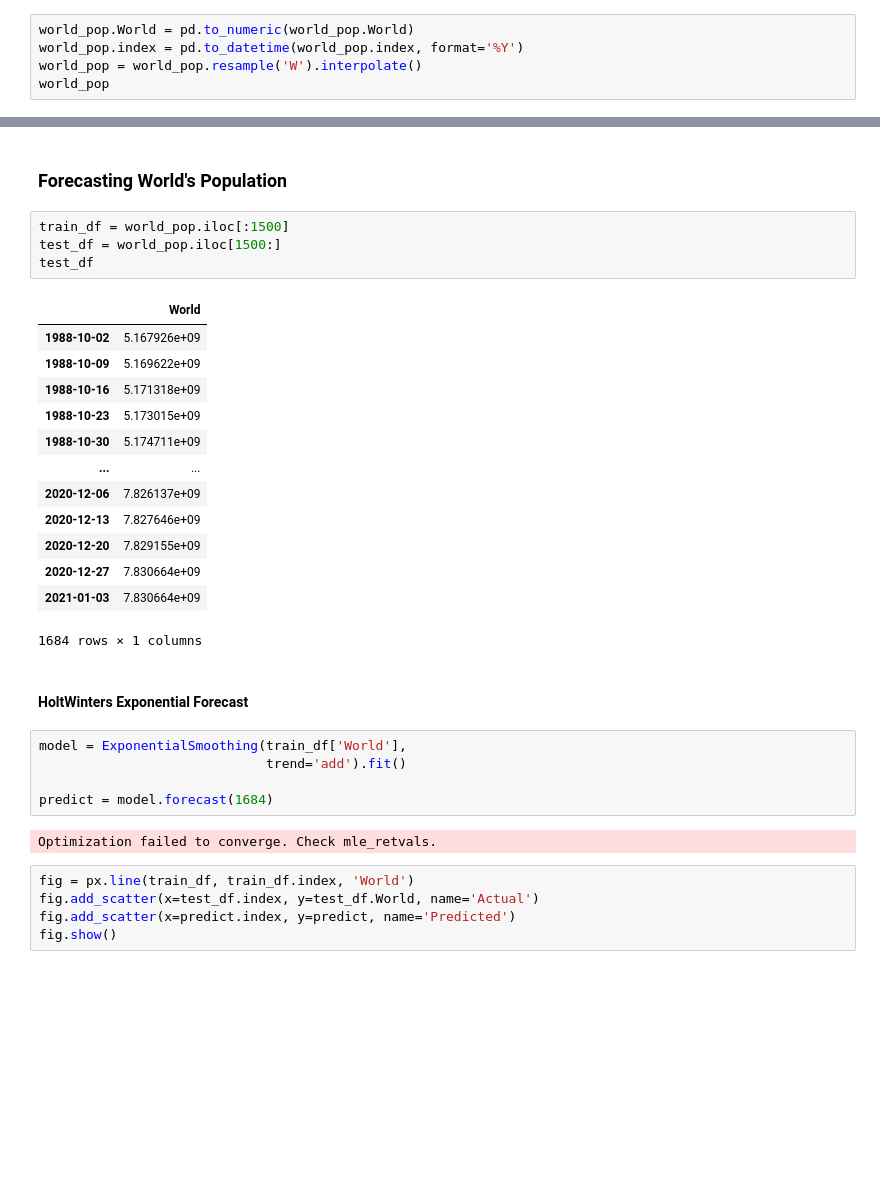
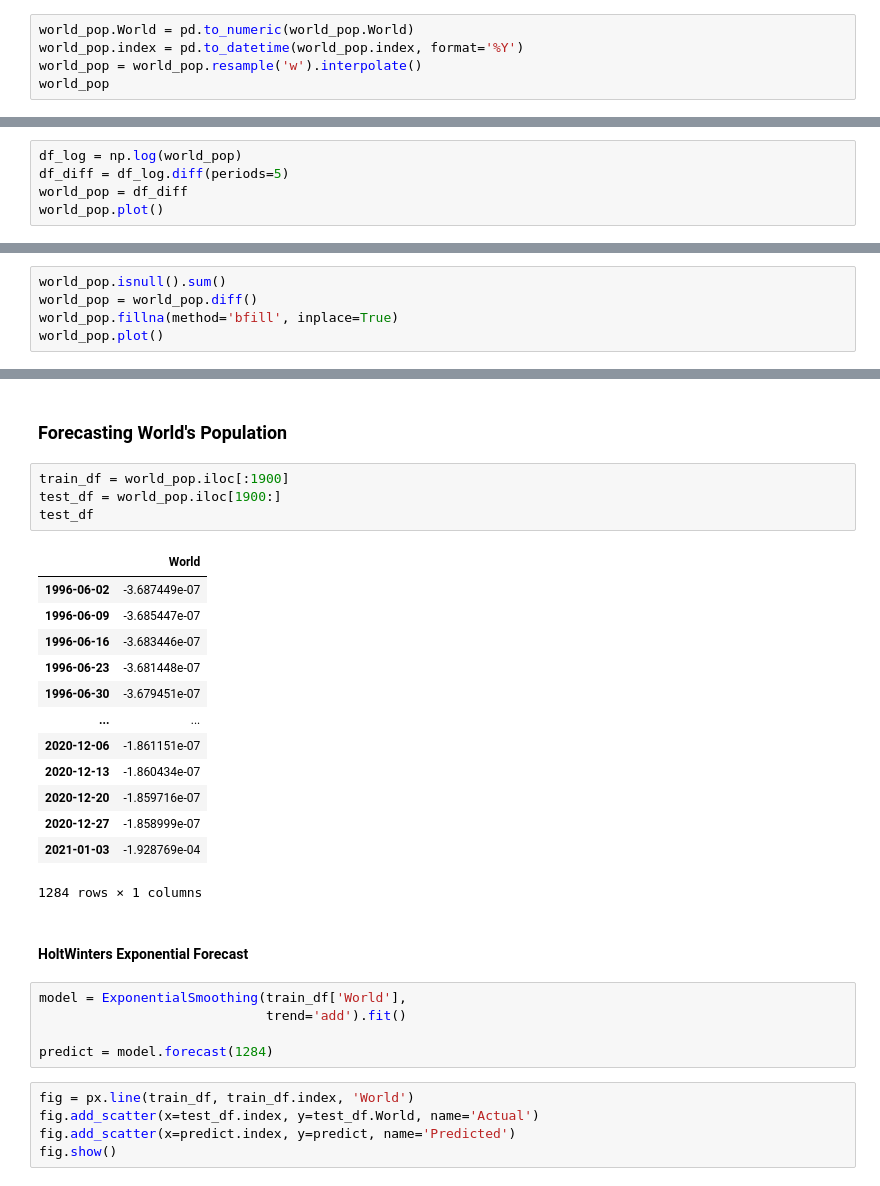
Before and after one commit to ProsperChuks/Population-Estimate-and-Projection, a Jupyter notebook: forecasts/world_pop_estimate.ipynb, the cells around one changed output, grey strips where cells are left out. Drawn from its saved outputs; the diff is of its cells as text; blank space fills up the shorter version.

```diff
--- a/forecasts/world_pop_estimate.ipynb
+++ b/forecasts/world_pop_estimate.ipynb
@@ -83,7 +67,7 @@ world_pop = pickle.load(open('/content/drive/MyDrive/Colab Notebooks/Hamoye Inte
 # %%
 world_pop.World = pd.to_numeric(world_pop.World)
 world_pop.index = pd.to_datetime(world_pop.index, format='%Y')
-world_pop = world_pop.resample('W').interpolate()
+world_pop = world_pop.resample('w').interpolate()
 world_pop
 # %% [output]
 |  | World |
@@ -111,0 +119,5 @@ plt.show()
+# %%
+df_log = np.log(world_pop)
+df_diff = df_log.diff(periods=5)
+world_pop = df_diff
+world_pop.plot()
@@ -111,0 +127,5 @@ plt.show()
+# %%
+world_pop.isnull().sum()
+world_pop = world_pop.diff()
+world_pop.fillna(method='bfill', inplace=True)
+world_pop.plot()
@@ -112,32 +135,30 @@ plt.show()
 # %% [markdown]
 ### Forecasting World's Population
 # %%
-train_df = world_pop.iloc[:1500]
-test_df = world_pop.iloc[1500:]
+train_df = world_pop.iloc[:1900]
+test_df = world_pop.iloc[1900:]
 test_df
 # %% [output]
 |  | World |
-| 1988-10-02 | 5.167926e+09 |
-| 1988-10-09 | 5.169622e+09 |
-| 1988-10-16 | 5.171318e+09 |
-| 1988-10-23 | 5.173015e+09 |
-| 1988-10-30 | 5.174711e+09 |
+| 1996-06-02 | -3.687449e-07 |
+| 1996-06-09 | -3.685447e-07 |
+| 1996-06-16 | -3.683446e-07 |
+| 1996-06-23 | -3.681448e-07 |
+| 1996-06-30 | -3.679451e-07 |
 | ... | ... |
-| 2020-12-06 | 7.826137e+09 |
-| 2020-12-13 | 7.827646e+09 |
-| 2020-12-20 | 7.829155e+09 |
-| 2020-12-27 | 7.830664e+09 |
-| 2021-01-03 | 7.830664e+09 |
+| 2020-12-06 | -1.861151e-07 |
+| 2020-12-13 | -1.860434e-07 |
+| 2020-12-20 | -1.859716e-07 |
+| 2020-12-27 | -1.858999e-07 |
+| 2021-01-03 | -1.928769e-04 |
-1684 rows × 1 columns
+1284 rows × 1 columns
 # %% [markdown]
 #### HoltWinters Exponential Forecast
 # %%
 model = ExponentialSmoothing(train_df['World'],
                              trend='add').fit()
 
-predict = model.forecast(1684)
+predict = model.forecast(1284)
-# %% [output]
-Optimization failed to converge. Check mle_retvals.
 # %%
 fig = px.line(train_df, train_df.index, 'World')
 fig.add_scatter(x=test_df.index, y=test_df.World, name='Actual')
```
Also changed, not shown: parts of 14 cells of this notebook.
